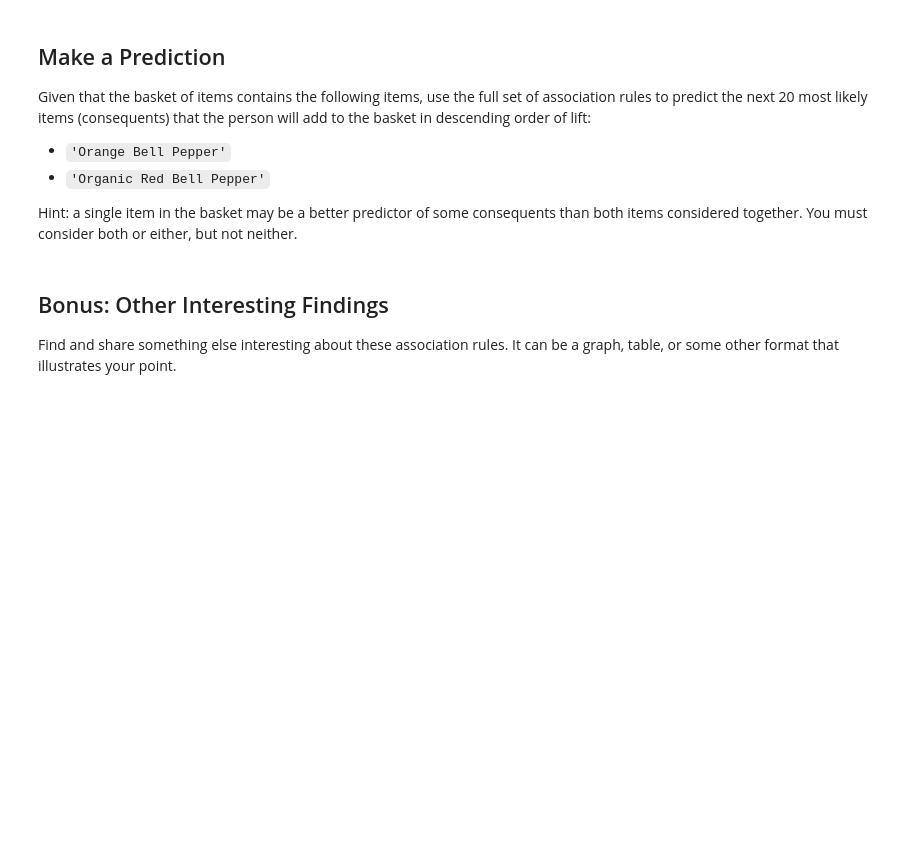
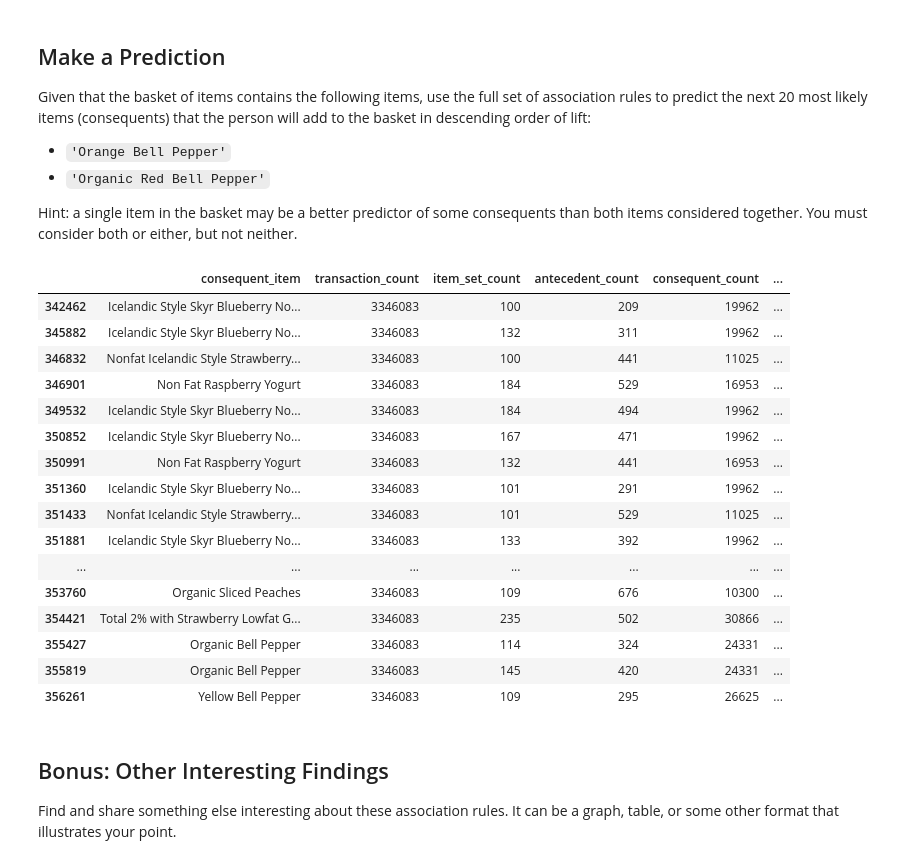
Before and after one commit to anitaprova/my-fork-2024-fall-data-science, a Jupyter notebook: Week-05-Unsupervised-Learning/Exercise-AP.ipynb, the cells around one changed output. Saved outputs shown, nothing was run; the diff lists cells and outputs as text; code cells hidden in the pictures; blank space fills up the shorter version.

```diff
--- a/Week-05-Unsupervised-Learning/Exercise-AP.ipynb
+++ b/Week-05-Unsupervised-Learning/Exercise-AP.ipynb
@@ -168,16 +228,38 @@ Given that the basket of items contains the following items, use the full set of
 
 Hint: a single item in the basket may be a better predictor of some consequents than both items considered together. You must consider both or either, but not neither.
 # %%
-basket = {'Orange Bell Pepper', 'Organic Red Bell Pepper'}
+basket = {"Orange Bell Pepper", "Organic Red Bell Pepper"}
+condition1 = df_rules["antecedent_items"].apply(lambda x: "Orange Bell Pepper" in x)
+condition2 = df_rules["antecedent_items"].apply(
+    lambda x: "Organic Red Bell Pepper" in x
+)
 
-df_rules[# A few conditions go here which takes care of all the following cases:
-         # * Just Orange Bell Pepper
-         # * Just Organic Red Bell Pepper
-         # * Both Orange Bell Pepper and Organic Red Bell Pepper
-         # You can do it using just 2 conditions. :)
-         ] \
-        .sort_values('lift', ascending=False) \
-        .head(20)
+df_rules[  # A few conditions go here which takes care of all the following cases:
+    # * Just Orange Bell Pepper
+    # * Just Organic Red Bell Pepper
+    # * Both Orange Bell Pepper and Organic Red Bell Pepper
+    # You can do it using just 2 conditions. :)
+    condition1
+    | condition2
+].sort_values("lift", ascending=False).head(20)
+# %% [output]
+|  | consequent_item | transaction_count | item_set_count | antecedent_count | consequent_count | ... |
+| 342462 | Icelandic Style Skyr Blueberry No... | 3346083 | 100 | 209 | 19962 | ... |
+| 345882 | Icelandic Style Skyr Blueberry No... | 3346083 | 132 | 311 | 19962 | ... |
+| 346832 | Nonfat Icelandic Style Strawberry... | 3346083 | 100 | 441 | 11025 | ... |
+| 346901 | Non Fat Raspberry Yogurt | 3346083 | 184 | 529 | 16953 | ... |
+| 349532 | Icelandic Style Skyr Blueberry No... | 3346083 | 184 | 494 | 19962 | ... |
+| 350852 | Icelandic Style Skyr Blueberry No... | 3346083 | 167 | 471 | 19962 | ... |
+| 350991 | Non Fat Raspberry Yogurt | 3346083 | 132 | 441 | 16953 | ... |
+| 351360 | Icelandic Style Skyr Blueberry No... | 3346083 | 101 | 291 | 19962 | ... |
+| 351433 | Nonfat Icelandic Style Strawberry... | 3346083 | 101 | 529 | 11025 | ... |
+| 351881 | Icelandic Style Skyr Blueberry No... | 3346083 | 133 | 392 | 19962 | ... |
+| ... | ... | ... | ... | ... | ... | ... |
+| 353760 | Organic Sliced Peaches | 3346083 | 109 | 676 | 10300 | ... |
+| 354421 | Total 2% with Strawberry Lowfat G... | 3346083 | 235 | 502 | 30866 | ... |
+| 355427 | Organic Bell Pepper | 3346083 | 114 | 324 | 24331 | ... |
+| 355819 | Organic Bell Pepper | 3346083 | 145 | 420 | 24331 | ... |
+| 356261 | Yellow Bell Pepper | 3346083 | 109 | 295 | 26625 | ... |
 # %% [markdown]
 ## Bonus: Other Interesting Findings
 
```
Also changed, not shown: parts of 7 cells of this notebook.
